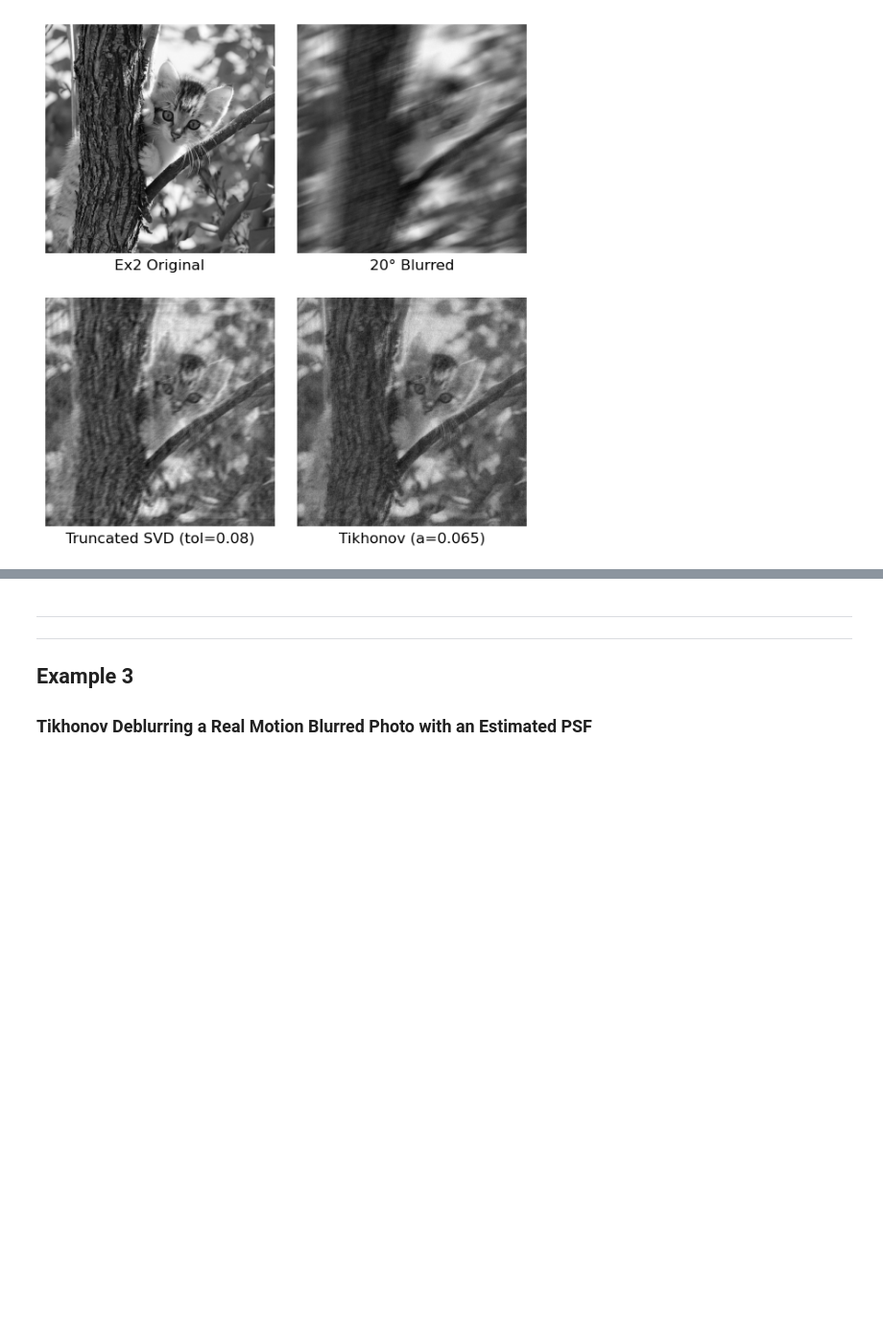
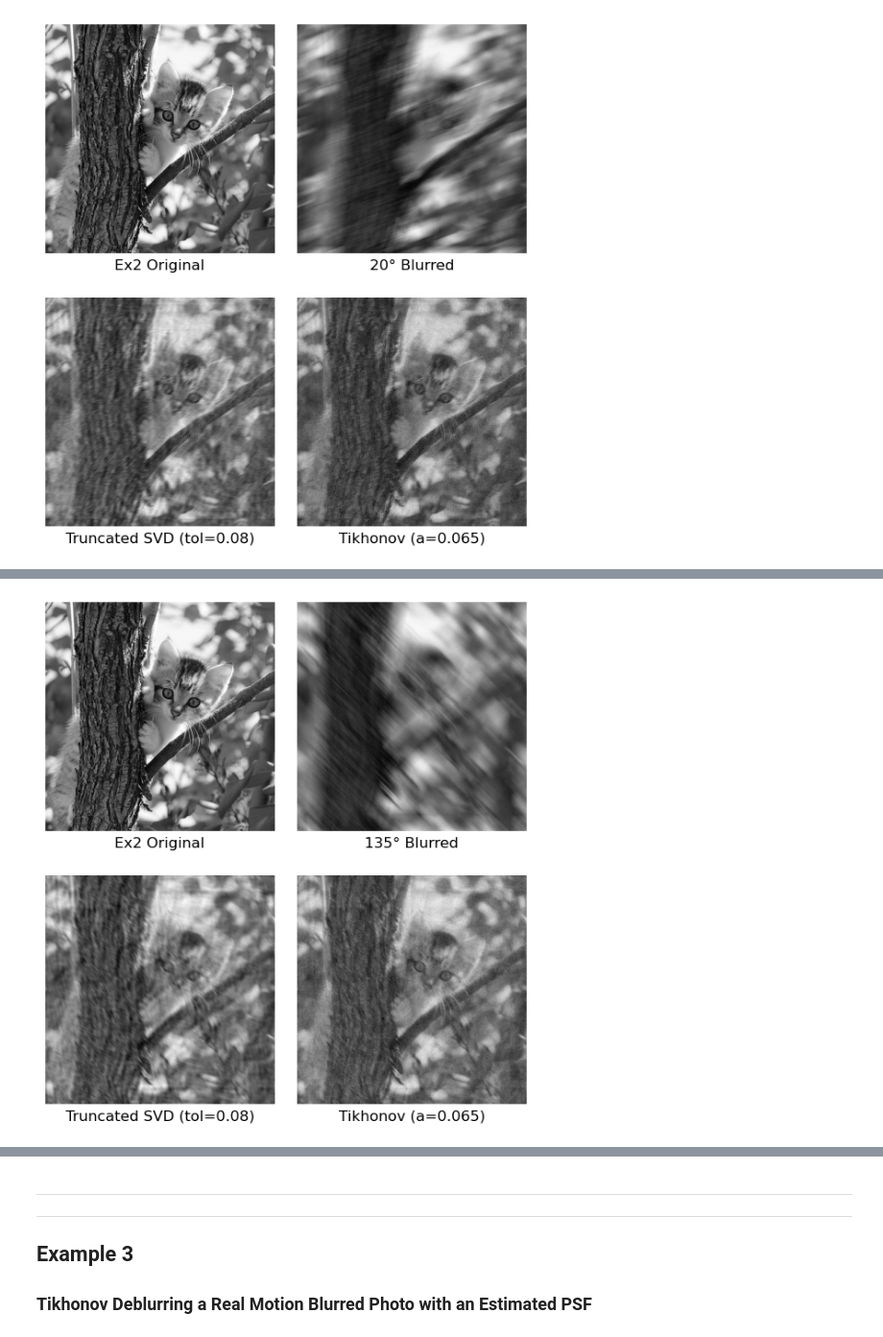
Before and after one commit to lunakim-ubc/ImageDeblurring, a Jupyter notebook: motion_deblur_linear.ipynb, the cells around one changed output, grey strips where cells are left out. Shown at 96% size. Cells and saved outputs as stored; diff of their text form; code cells hidden in the pictures; blank space fills up the shorter version.

```diff
--- a/motion_deblur_linear.ipynb
+++ b/motion_deblur_linear.ipynb
@@ -368,0 +381,12 @@ save_img(ex2_20_tikhonov, 'ex2_20deg_tikhonov.jpg', grayscale=True)
+# %%
+ex2_135_tsvd = compute_linear_motion_deblur(compute_tsvd, length, 135, ex2_135_blurred, 0.08)
+ex2_135_tikhonov = compute_linear_motion_deblur(compute_tikhonov, length, 135, ex2_135_blurred, 0.065)
+
+plot_comparison([ex2_gray_arr, ex2_135_blurred, ex2_135_tsvd, ex2_135_tikhonov],
+          ['Ex2 Original', '135° Blurred', f'Truncated SVD (tol={ex2_135_tsvd_tol})', f'Tikhonov (a={ex2_135_tikhonov_alpha})'],
+          2, 2, figsize=(7, 8), cmap='gray')
+
+save_img(ex2_135_blurred, 'ex2_135deg_blurred.jpg', grayscale=True)
+save_img(ex2_135_tikhonov, 'ex2_135deg_tikhonov.jpg', grayscale=True)
+# %% [output]
+[figure, added]
```
Also changed, not shown: parts of 7 cells of this notebook, 10 other files.
